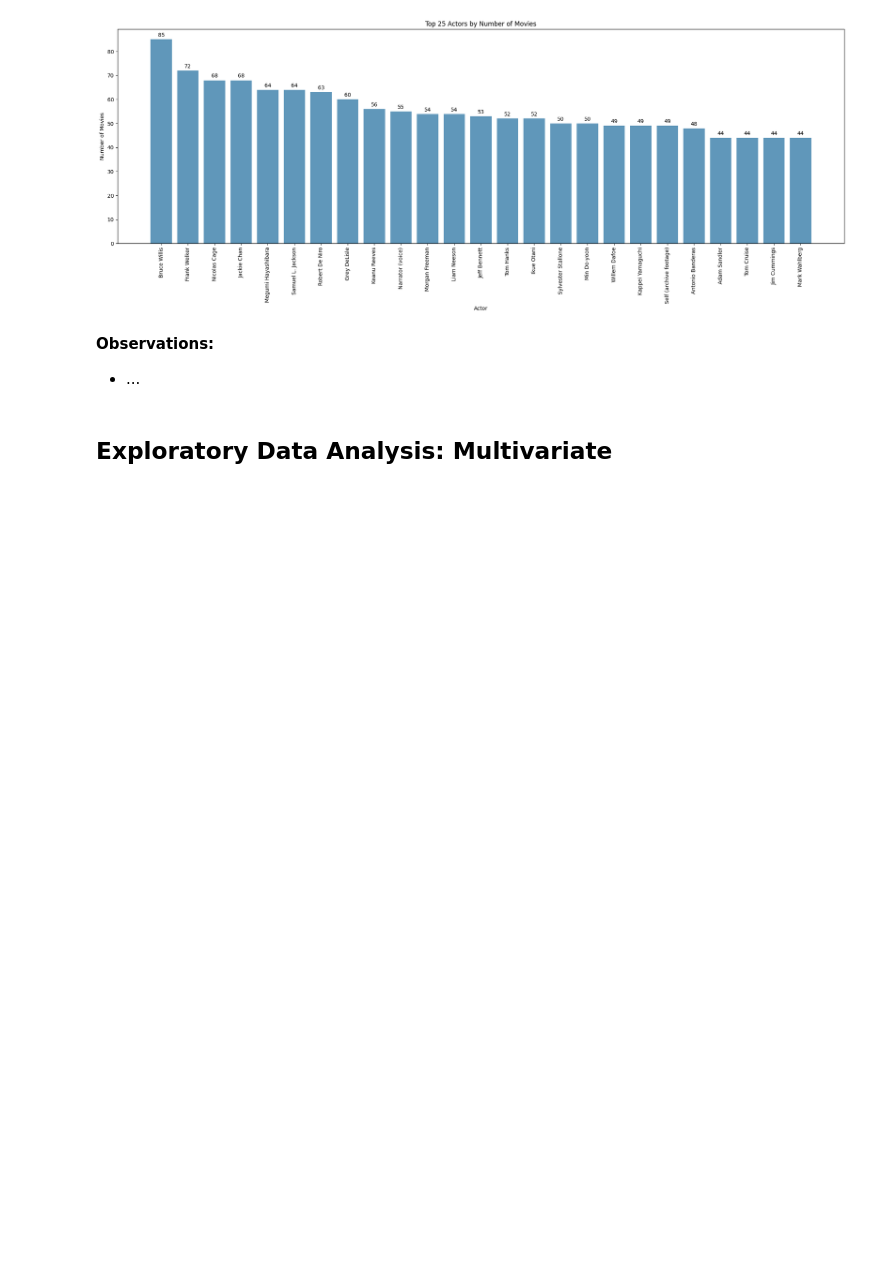
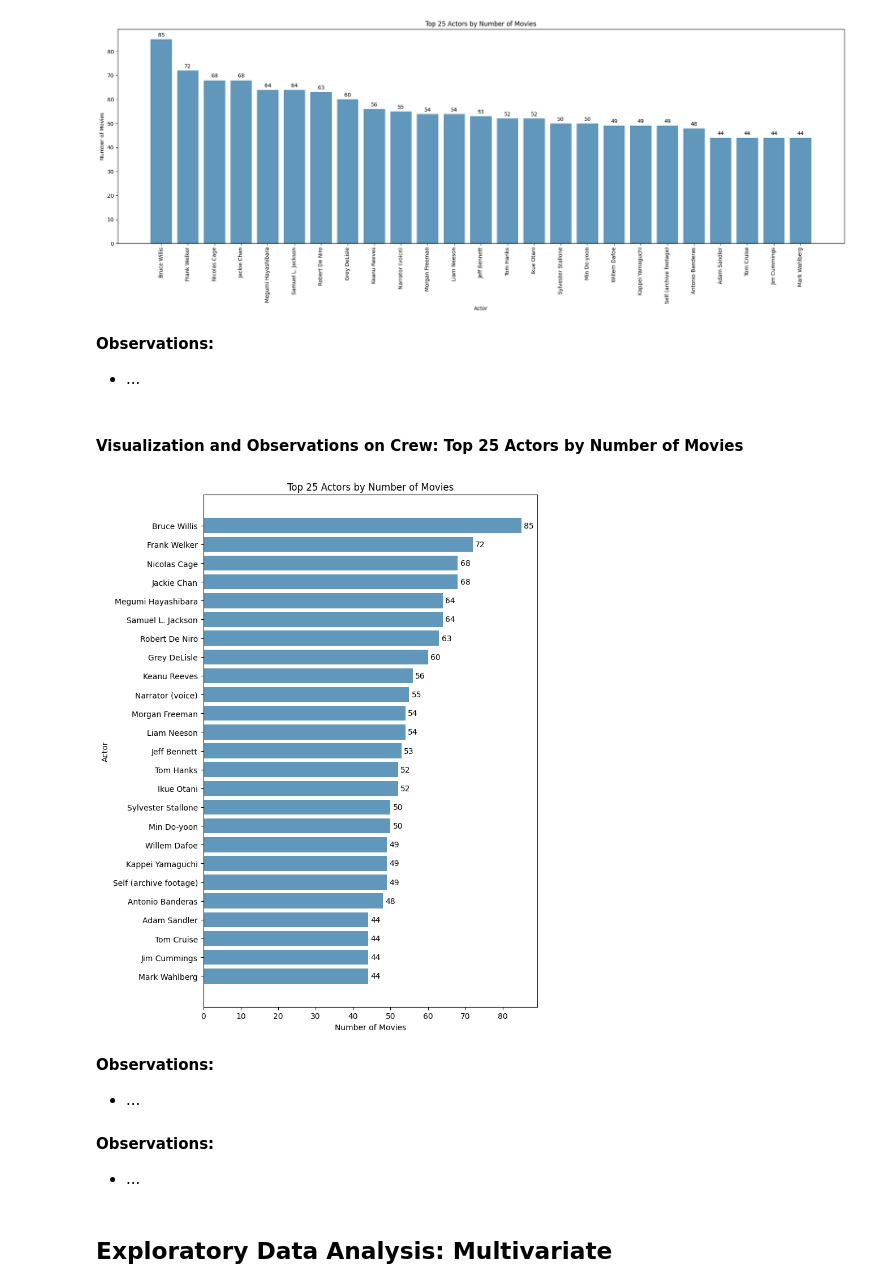
Before and after one commit to oigwe-frx/movie-database-analysis, a Jupyter notebook: Movie_Analysis.ipynb, the cells around one changed output. Cells and saved outputs as stored; diff of their text form; code cells hidden in the pictures; blank space fills up the shorter version.

Commit message:
Top 25 Actors by Number of Movies plot

```diff
--- a/Movie_Analysis.ipynb
+++ b/Movie_Analysis.ipynb
@@ -944,6 +944,46 @@ plt.show()
 # %% [markdown]
 **Observations:**
 * ...
+# %% [markdown]
+#### **Visualization and Observations on Crew: Top 25 Actors by Number of Movies**
+# %%
+#Top 25 Actors by Number of Movies.
+
+# Count occurrences of each actor
+actor_counts = Counter(actor_list)  # Count occurrences of each actor
+
+# Identify the top 25 actors
+top_25_actors = dict(actor_counts.most_common(25))
+
+# Visualization with data labels for a horizontal bar chart
+fig, ax = plt.subplots(figsize=(8, 10))  # Adjust figure size for horizontal orientation
+
+# Reverse the order for plotting with barh to have the highest value at the top
+actors, counts = zip(*sorted(top_25_actors.items(), key=lambda item: item[1], reverse=True))
+bars = ax.barh(actors, counts, color='#6097BA')
+ax.set_title('Top 25 Actors by Number of Movies')
+ax.set_ylabel('Actor')
+ax.set_xlabel('Number of Movies')
+
+# Adding data labels to each bar, with adjustments for clarity
+for bar in bars:
+    width = bar.get_width()
+    ax.annotate(f'{width}',
+                xy=(width, bar.get_y() + bar.get_height() / 2),
+                xytext=(3, 0),  # 3 points horizontal offset for the annotation
+                textcoords="offset points",
+                ha='left', va='center')
+plt.tight_layout()
+plt.gca().invert_yaxis()  # Invert the y-axis to have the highest value at the top
+plt.show()
+# %% [output]
+[figure, added]
+# %% [markdown]
+**Observations:**
+* ...
+# %% [markdown]
+**Observations:**
+* ...
 # %% [markdown]
 ## **Exploratory Data Analysis: Multivariate**
 # %% [markdown]
```
Also changed, not shown: parts of 12 cells of this notebook.
